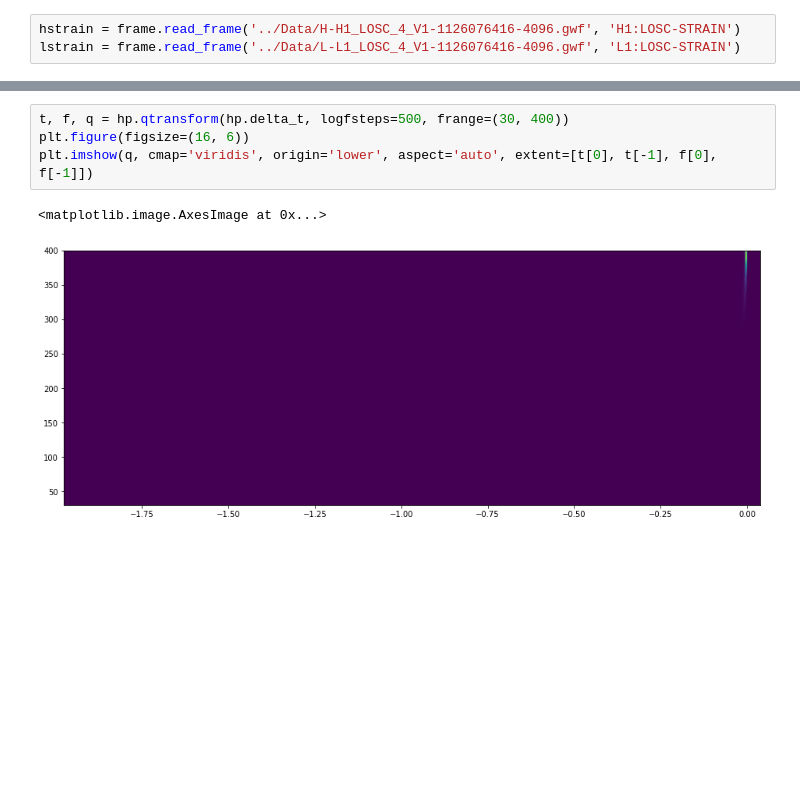
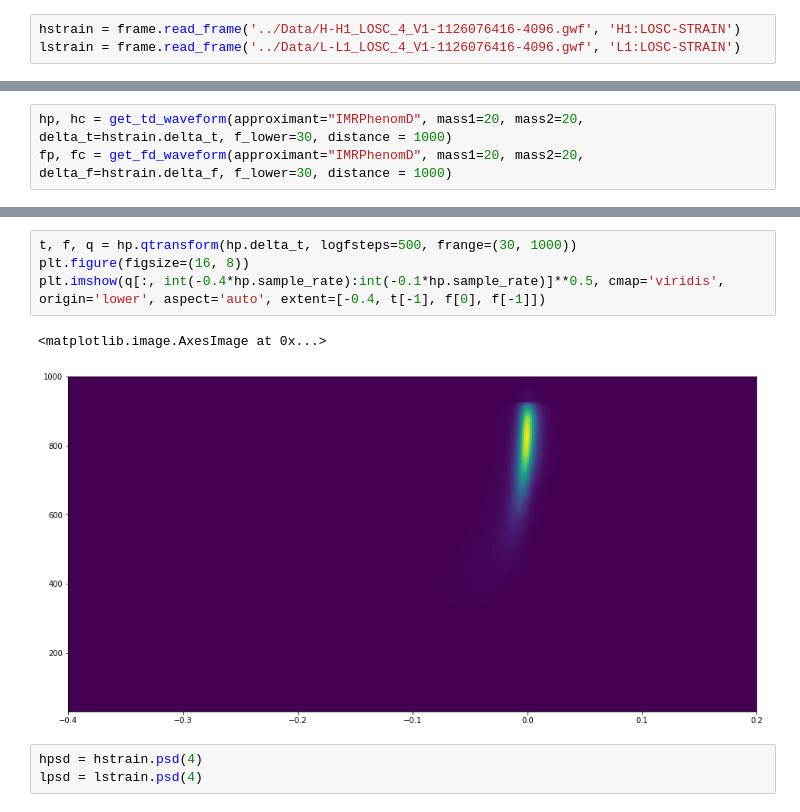
Before and after one commit to connor-mcisaac/gw_test, a Jupyter notebook: PyCBC/make_plots.ipynb, the cells around one changed output, grey strips where cells are left out. Drawn from its saved outputs; the diff is of its cells as text; blank space fills up the shorter version.

Commit message:
making plots

```diff
--- a/PyCBC/make_plots.ipynb
+++ b/PyCBC/make_plots.ipynb
@@ -23,0 +12,3 @@ plt.grid()
+# %%
+hp, hc = get_td_waveform(approximant="IMRPhenomD", mass1=20, mass2=20, delta_t=hstrain.delta_t, f_lower=30, distance = 1000)
+fp, fc = get_fd_waveform(approximant="IMRPhenomD", mass1=20, mass2=20, delta_f=hstrain.delta_f, f_lower=30, distance = 1000)
@@ -24,7 +31,10 @@ plt.grid()
 # %%
-t, f, q = hp.qtransform(hp.delta_t, logfsteps=500, frange=(30, 400))
-plt.figure(figsize=(16, 6))
-plt.imshow(q, cmap='viridis', origin='lower', aspect='auto', extent=[t[0], t[-1], f[0], f[-1]])
+t, f, q = hp.qtransform(hp.delta_t, logfsteps=500, frange=(30, 1000))
+plt.figure(figsize=(16, 8))
+plt.imshow(q[:, int(-0.4*hp.sample_rate):int(-0.1*hp.sample_rate)]**0.5, cmap='viridis', origin='lower', aspect='auto', extent=[-0.4, t[-1], f[0], f[-1]])
 # %% [output]
 <matplotlib.image.AxesImage at 0x...>
-[figure, old version]
+[figure, new version]
+# %%
+hpsd = hstrain.psd(4)
+lpsd = lstrain.psd(4)
```
Also changed, not shown: parts of 9 cells of this notebook.
